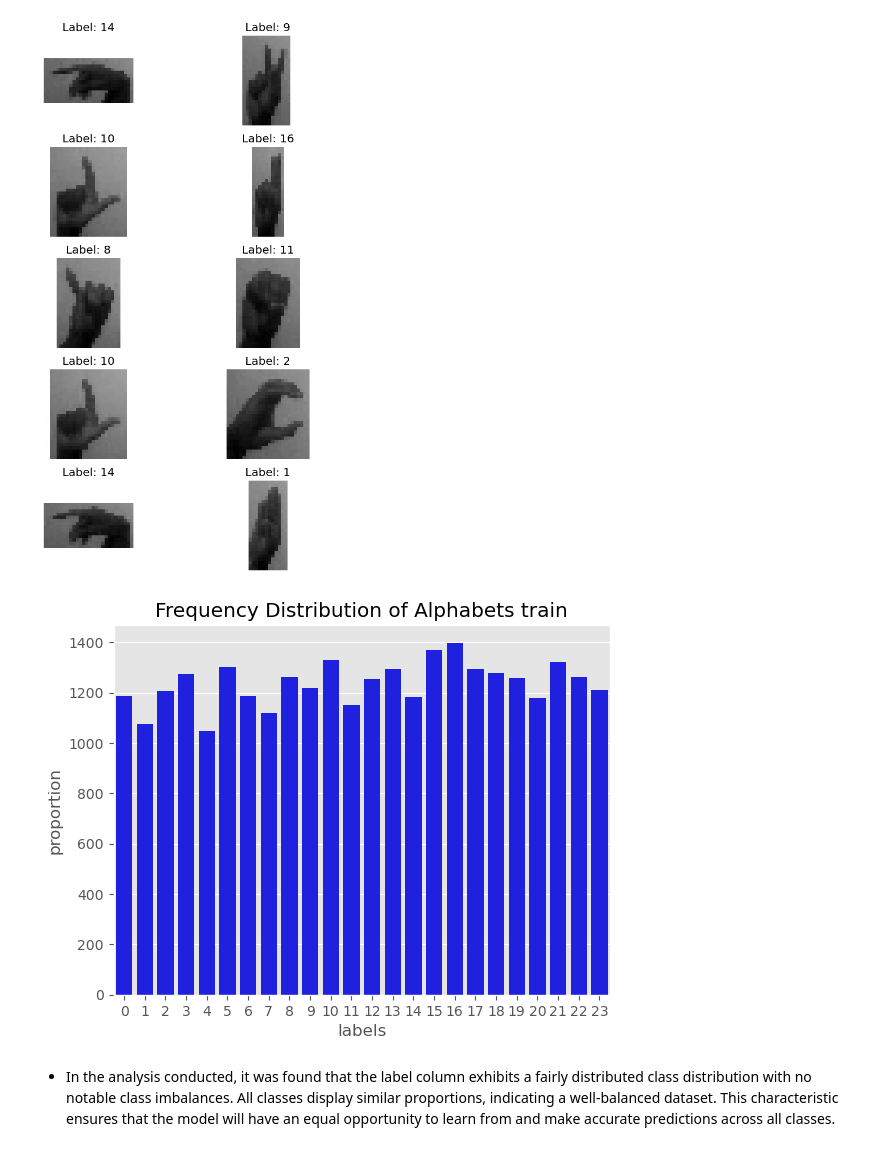
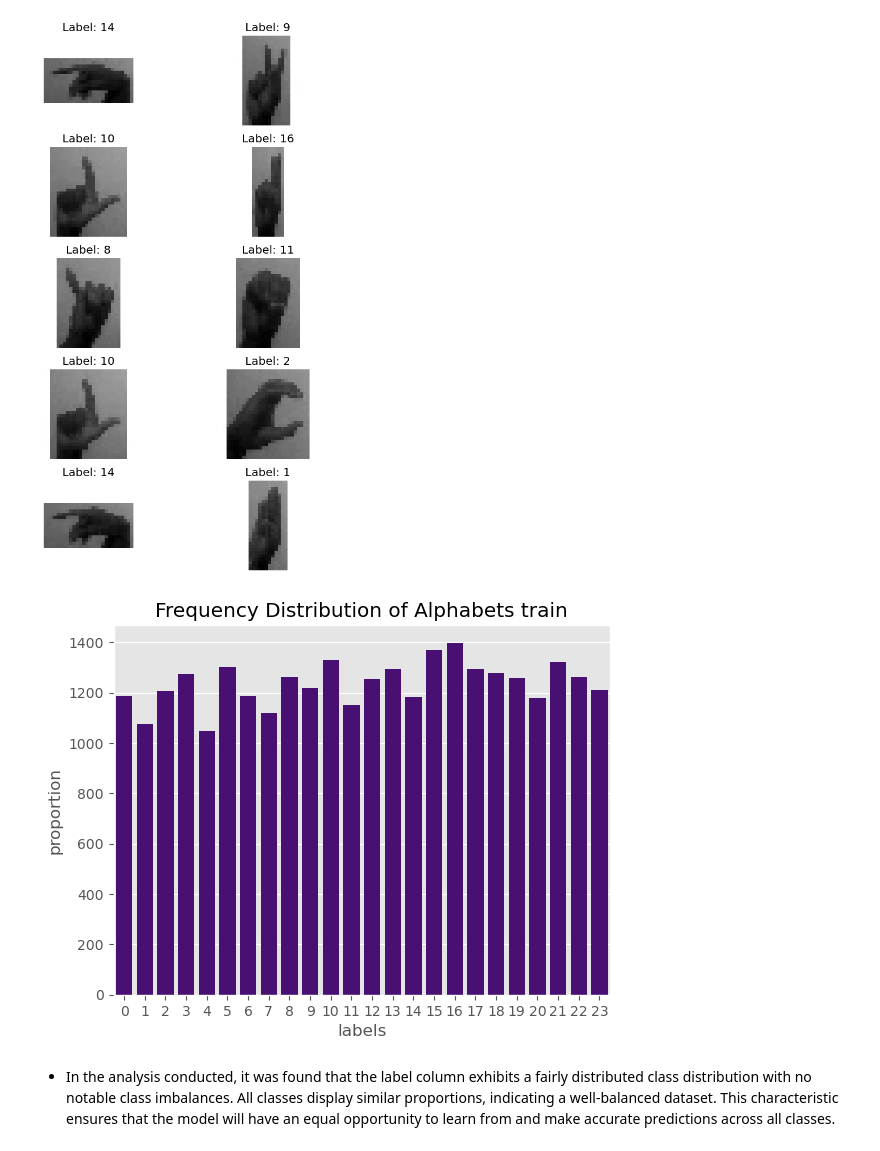
Before and after one commit to martin-ngugi/Kenya_sign-_anguage, a Jupyter notebook: ksl.ipynb, the cells around one changed output. Drawn from its saved outputs; the diff is of its cells as text; code cells hidden in the pictures.

```diff
--- a/ksl.ipynb
+++ b/ksl.ipynb
@@ -203,15 +203,15 @@ plt.show()
 # %%
 # Distribution of the labels column train dataset
 def check_distribution(data, col, name):
-  sns.countplot(data=data, x=col, color="blue")
+  sns.countplot(data=data, x=col, color="indigo")
   plt.xlabel('labels')
   plt.ylabel('proportion')
   plt.title(f"Frequency Distribution of Alphabets {(name)}")
   plt.show();
 
 check_distribution(train, 'label', "train")
 # %% [output]
-[figure, old version]
+[figure, new version]
 # %% [markdown]
 - In the analysis conducted, it was found that the label column exhibits a fairly distributed class distribution with no notable class imbalances. All classes display similar proportions, indicating a well-balanced dataset. This characteristic ensures that the model will have an equal opportunity to learn from and make accurate predictions across all classes.
 # %%
```
Also changed, not shown: parts of 11 cells of this notebook.
